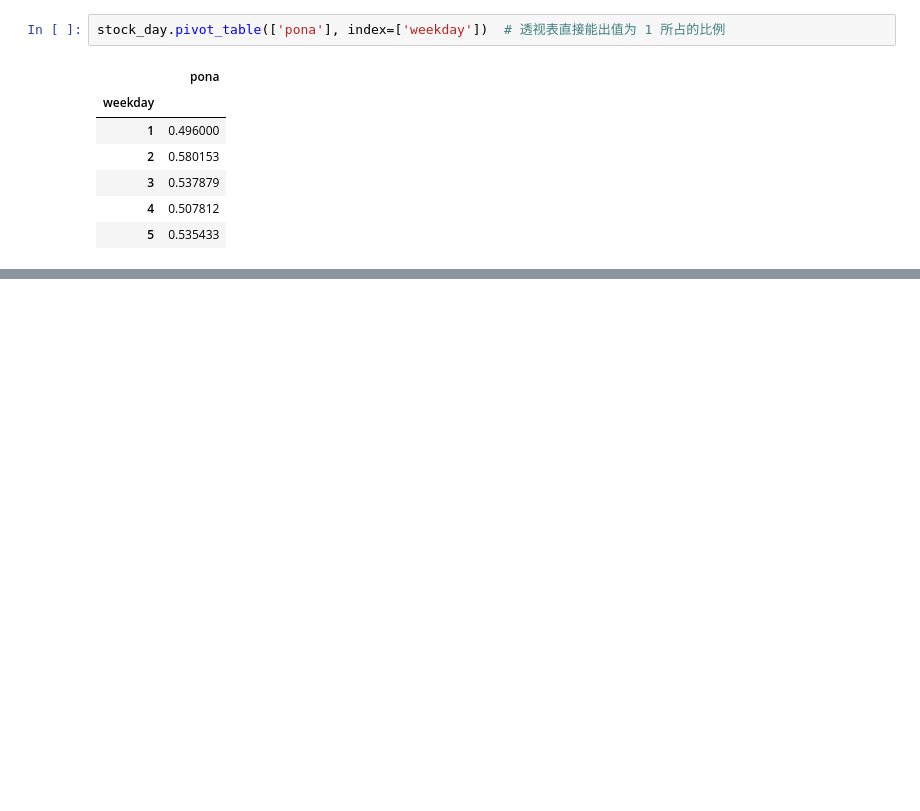
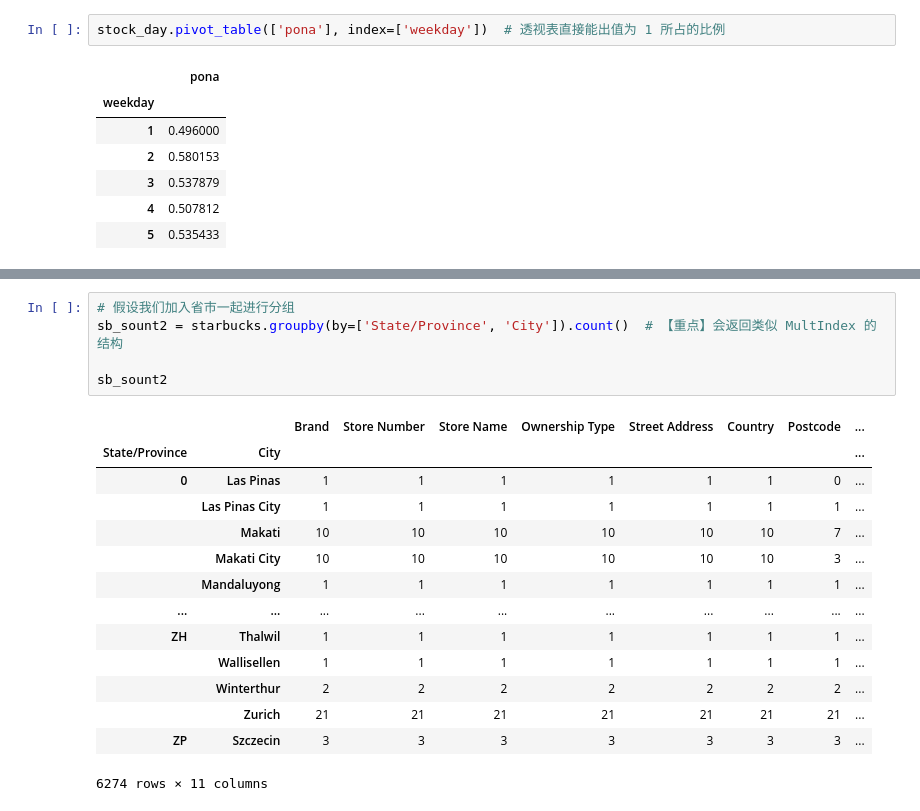
Before and after one commit to NekoSilverFox/Data-Mining, a Jupyter notebook: 003 - Pandas/Pandas.ipynb, the cells around one changed output, grey strips where cells are left out. Drawn from its saved outputs; the diff is of its cells as text; blank space fills up the shorter version.

```diff
--- a/003 - Pandas/Pandas.ipynb
+++ b/003 - Pandas/Pandas.ipynb
@@ -1653,0 +1725,20 @@ stock_day.pivot_table(['pona'], index=['weekday'])  # 透视表直接能出值
+# %%
+# 假设我们加入省市一起进行分组
+sb_sount2 = starbucks.groupby(by=['State/Province', 'City']).count()  # 【重点】会返回类似 MultIndex 的结构
+
+sb_sount2
+# %% [output]
+|  |  | Brand | Store Number | Store Name | Ownership Type | Street Address | Country | Postcode | ... |
+| State/Province | City |  |  |  |  |  |  |  | ... |
+| 0 | Las Pinas | 1 | 1 | 1 | 1 | 1 | 1 | 0 | ... |
+|  | Las Pinas City | 1 | 1 | 1 | 1 | 1 | 1 | 1 | ... |
+|  | Makati | 10 | 10 | 10 | 10 | 10 | 10 | 7 | ... |
+|  | Makati City | 10 | 10 | 10 | 10 | 10 | 10 | 3 | ... |
+|  | Mandaluyong | 1 | 1 | 1 | 1 | 1 | 1 | 1 | ... |
+| ... | ... | ... | ... | ... | ... | ... | ... | ... | ... |
+| ZH | Thalwil | 1 | 1 | 1 | 1 | 1 | 1 | 1 | ... |
+|  | Wallisellen | 1 | 1 | 1 | 1 | 1 | 1 | 1 | ... |
+|  | Winterthur | 2 | 2 | 2 | 2 | 2 | 2 | 2 | ... |
+|  | Zurich | 21 | 21 | 21 | 21 | 21 | 21 | 21 | ... |
+| ZP | Szczecin | 3 | 3 | 3 | 3 | 3 | 3 | 3 | ... |
+6274 rows × 11 columns
```
Also changed, not shown: parts of 10 cells of this notebook, 4 other files.
